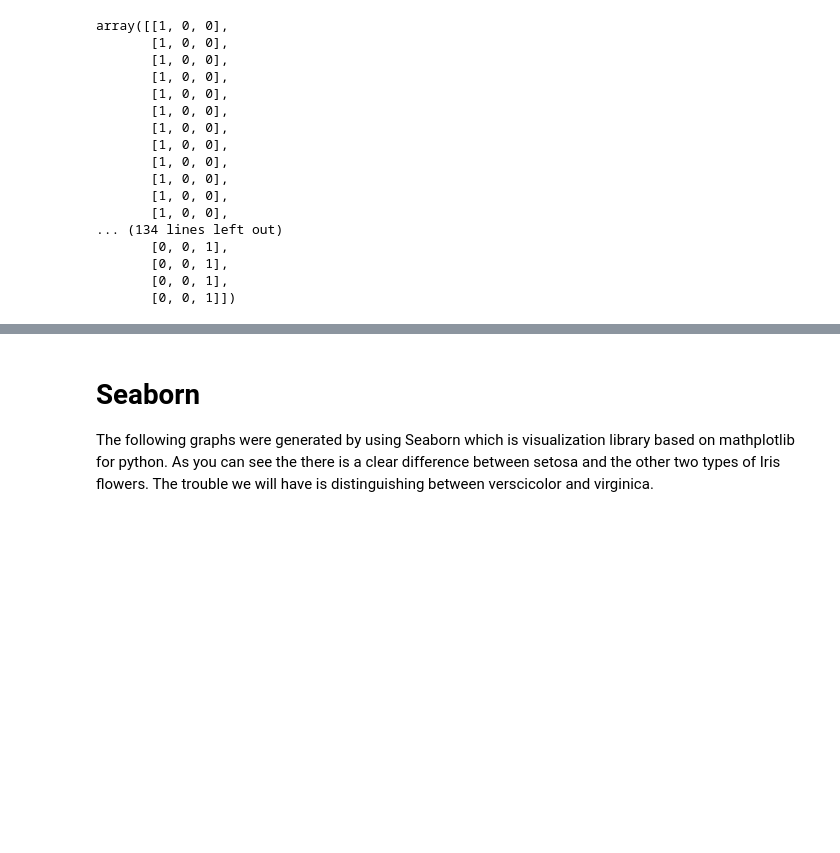
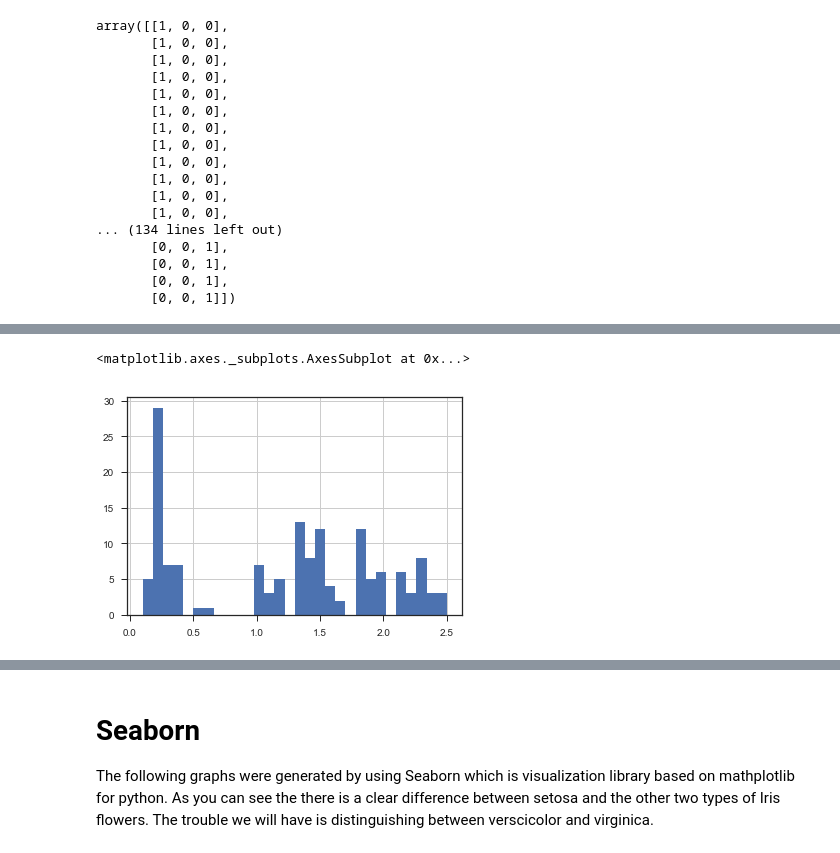
Before and after one commit to NiallD565/Jupyter-Notebook_Python, a Jupyter notebook: iris-dataset.ipynb, the cells around one changed output, grey strips where cells are left out. Saved outputs shown, nothing was run; the diff lists cells and outputs as text; code cells hidden in the pictures; blank space fills up the shorter version.

```diff
--- a/iris-dataset.ipynb
+++ b/iris-dataset.ipynb
@@ -56,0 +84,5 @@ array([[1, 0, 0],
+# %%
+df['petal_width'].hist(bins = 30)
+# %% [output]
+<matplotlib.axes._subplots.AxesSubplot at 0x...>
+[figure, added]
```
Also changed, not shown: parts of 16 cells of this notebook.
